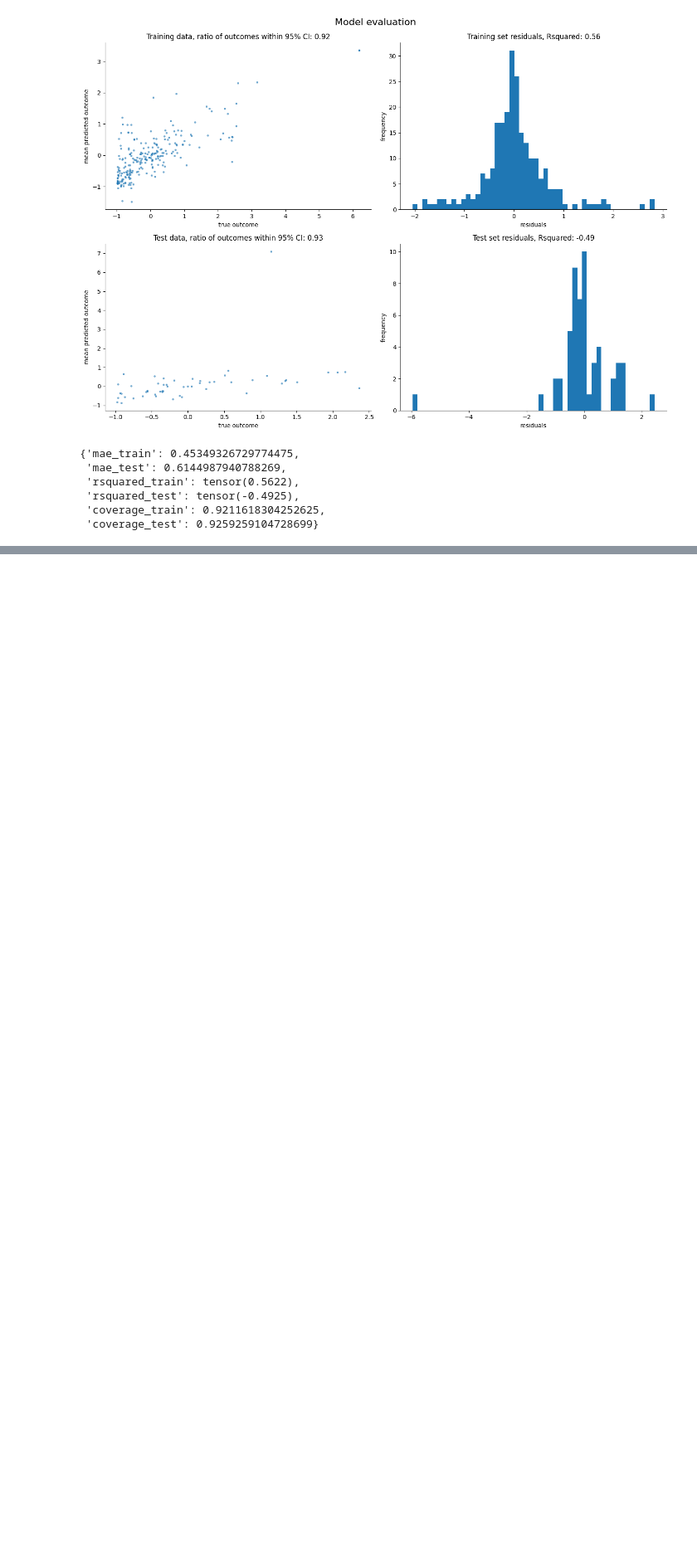
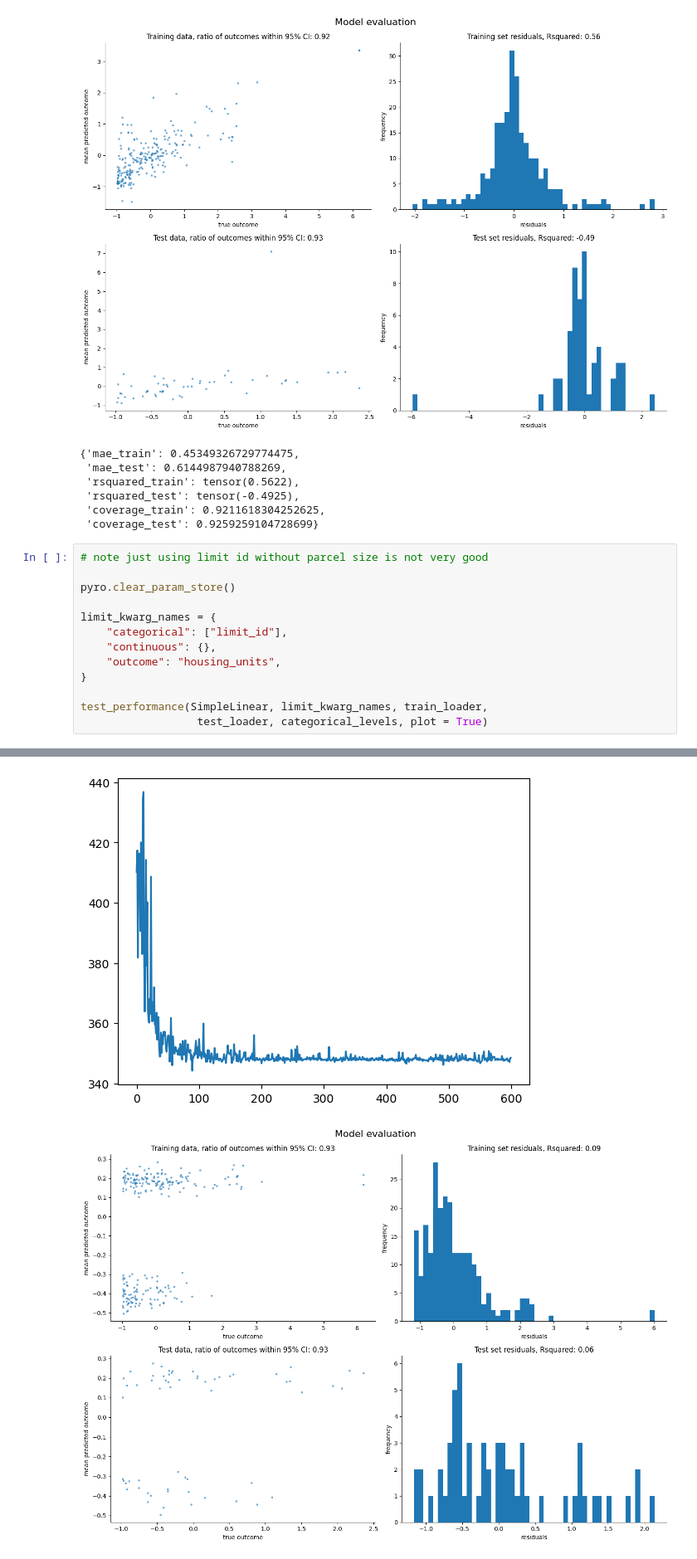
Before and after one commit to BasisResearch/cities, a Jupyter notebook: docs/experimental_notebooks/zoning/performance_tests.ipynb, the cells around one changed output, grey strips where cells are left out. Shown at 83% size. Drawn from its saved outputs; the diff is of its cells as text; blank space fills up the shorter version.

```diff
--- a/docs/experimental_notebooks/zoning/performance_tests.ipynb
+++ b/docs/experimental_notebooks/zoning/performance_tests.ipynb
@@ -48,3 +48,17 @@ test_performance(SimpleLinear, kwarg_names, train_loader,
  'rsquared_test': tensor(-0.4925),
  'coverage_train': 0.9211618304252625,
  'coverage_test': 0.9259259104728699}
+# %%
+# note just using limit id without parcel size is not very good
+
+pyro.clear_param_store()
+
+limit_kwarg_names = {
+    "categorical": ["limit_id"],
+    "continuous": {},
+    "outcome": "housing_units",
+}
+
+test_performance(SimpleLinear, limit_kwarg_names, train_loader,
+                  test_loader, categorical_levels, plot = True)
+# %% [output]
@@ -50,0 +78,2 @@ test_performance(SimpleLinear, kwarg_names, train_loader,
+[figure, added]
+[figure, added]
```
Also changed, not shown: parts of 1 cell of this notebook, 1 other file.
